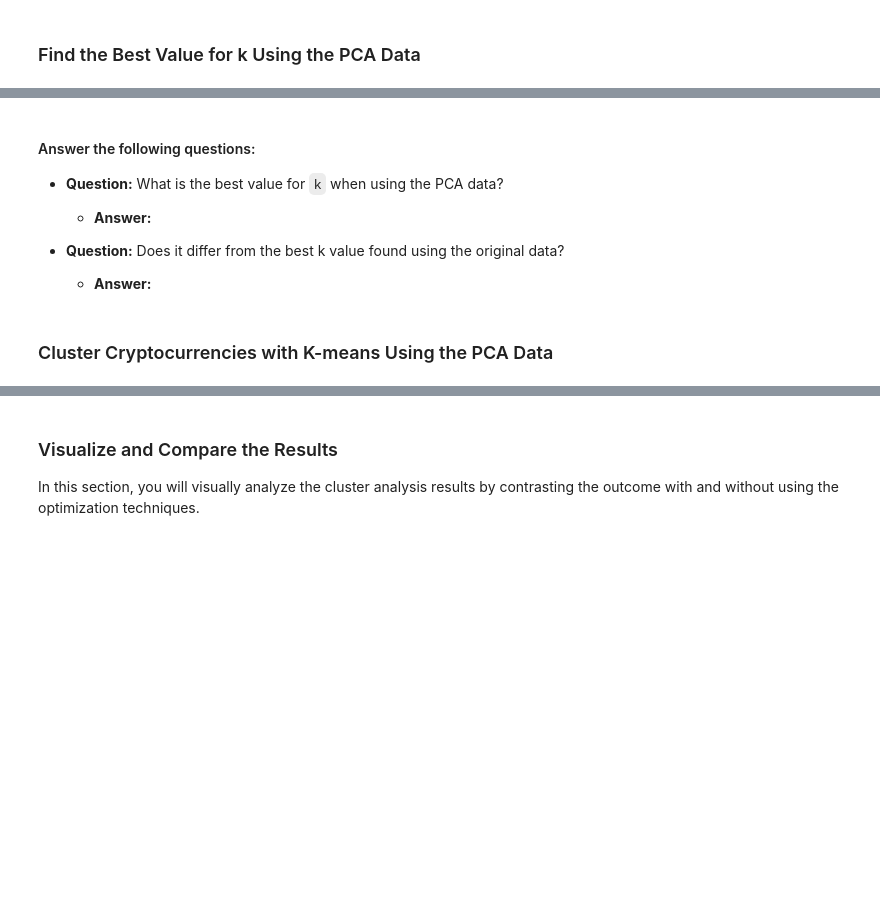
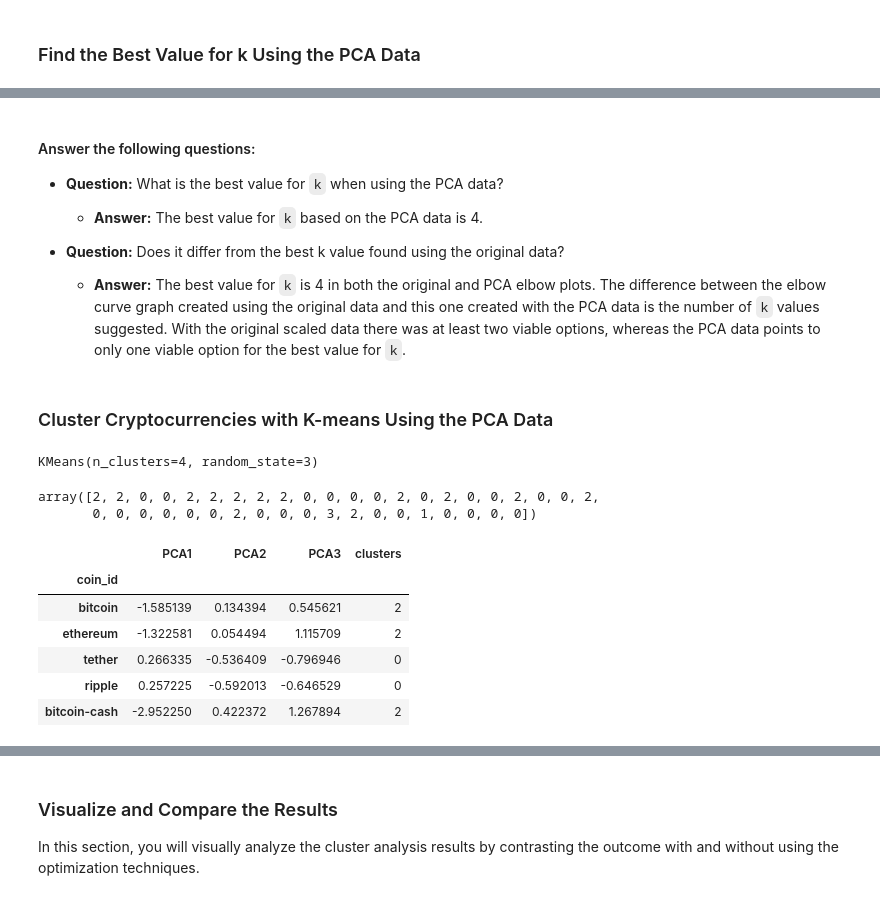
Before and after one commit to MunroeLeif/CryptoClustering, a Jupyter notebook: Crypto_Clustering.ipynb, the cells around one changed output, grey strips where cells are left out. Saved outputs shown, nothing was run; the diff lists cells and outputs as text; code cells hidden in the pictures; blank space fills up the shorter version.

```diff
--- a/Crypto_Clustering.ipynb
+++ b/Crypto_Clustering.ipynb
@@ -218,11 +252,15 @@ predictions_df.hvplot.scatter(
 # %%
 # Create an empty list to store the inertia values
-
+inertia=[]
 
 # Create a for loop to compute the inertia with each possible value of k
 # Inside the loop:
 # 1. Create a KMeans model using the loop counter for the n_clusters
 # 2. Fit the model to the data using `df_market_data_pca`
 # 3. Append the model.inertia_ to the inertia list
+for i in k:
+    k_model=KMeans(n_clusters=i, random_state=2)
+    k_model.fit(df_crypto_pca)
+    inertia.append(k_model.inertia_)
 # %%
 # Create a dictionary with the data to plot the Elbow curve
@@ -236,30 +296,48 @@ predictions_df.hvplot.scatter(
 
 * **Question:** What is the best value for `k` when using the PCA data?
 
-  * **Answer:**
+  * **Answer:** The best value for `k` based on the PCA data is 4.
 
 
 * **Question:** Does it differ from the best k value found using the original data?
 
-  * **Answer:**
+  * **Answer:** The best value for `k` is 4 in both the original and PCA elbow plots.
+  The difference between the elbow curve graph created using the original data and this one created with the PCA data is the number of `k` values suggested. With the original scaled data there was at least two viable options, whereas the PCA data points to only one viable option for the best value for `k`.
 # %% [markdown]
 ### Cluster Cryptocurrencies with K-means Using the PCA Data
 # %%
 # Initialize the K-Means model using the best value for k
+pca_model = KMeans(n_clusters=4, random_state=3)
 # %%
 # Fit the K-Means model using the PCA data
+pca_model.fit(df_crypto_pca)
+# %% [output]
+KMeans(n_clusters=4, random_state=3)
 # %%
 # Predict the clusters to group the cryptocurrencies using the PCA data
-
+pca_predict = pca_model.predict(df_crypto_pca)
 # Print the resulting array of cluster values.
+pca_predict
+# %% [output]
+array([2, 2, 0, 0, 2, 2, 2, 2, 2, 0, 0, 0, 0, 2, 0, 2, 0, 0, 2, 0, 0, 2,
+       0, 0, 0, 0, 0, 0, 2, 0, 0, 0, 3, 2, 0, 0, 1, 0, 0, 0, 0])
 # %%
 # Create a copy of the DataFrame with the PCA data
-
+pca_predictions_df = df_crypto_pca.copy()
 
 # Add a new column to the DataFrame with the predicted clusters
-
+pca_predictions_df["clusters"]= pca_predict
 
 # Display sample data
+pca_predictions_df.head()
+# %% [output]
+|  | PCA1 | PCA2 | PCA3 | clusters |
+| coin_id |  |  |  |  |
+| bitcoin | -1.585139 | 0.134394 | 0.545621 | 2 |
+| ethereum | -1.322581 | 0.054494 | 1.115709 | 2 |
+| tether | 0.266335 | -0.536409 | -0.796946 | 0 |
+| ripple | 0.257225 | -0.592013 | -0.646529 | 0 |
+| bitcoin-cash | -2.952250 | 0.422372 | 1.267894 | 2 |
 # %%
 # Create a scatter plot using hvPlot by setting
 # `x="PC1"` and `y="PC2"`.
```
Also changed, not shown: parts of 17 cells of this notebook.
